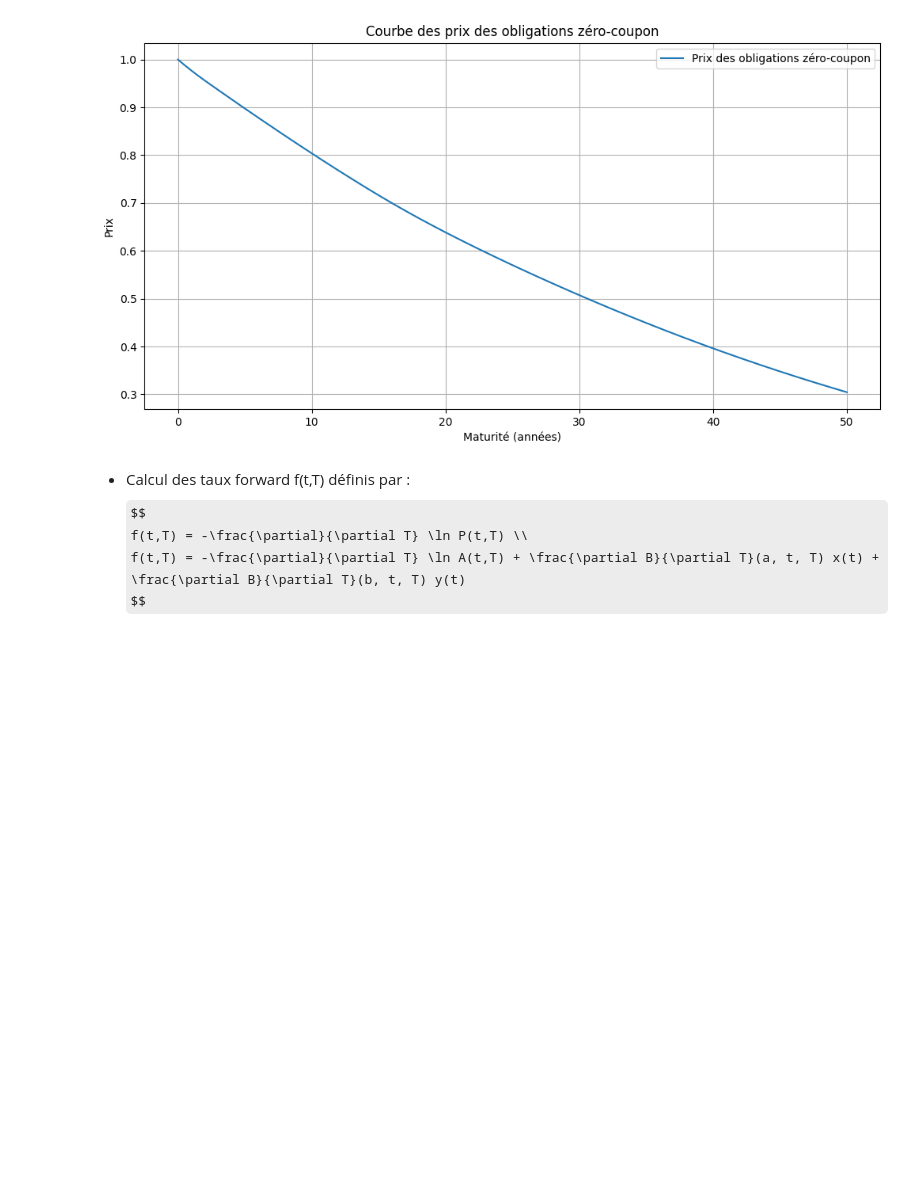
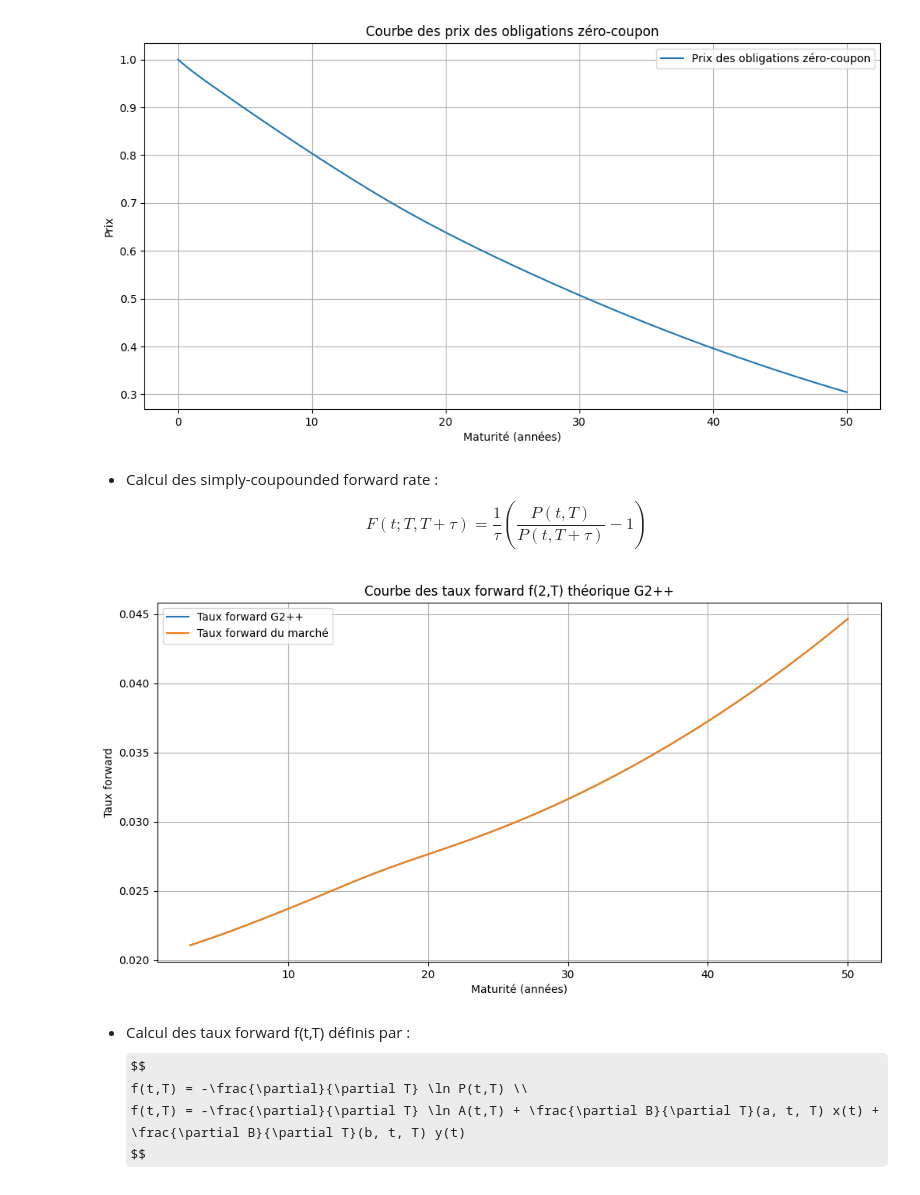
Before and after one commit to massine-djn/StatApp_GSE, a Jupyter notebook: notebook.ipynb, the cells around one changed output. Saved outputs shown, nothing was run; the diff lists cells and outputs as text; code cells hidden in the pictures; some formulas as TeX source; blank space fills up the shorter version.

```diff
--- a/notebook.ipynb
+++ b/notebook.ipynb
@@ -336,6 +373,37 @@ plt.grid()
 plt.show()
 # %% [output]
 [figure]
+# %% [markdown]
+- Calcul des simply-coupounded forward rate :
+$$
+F(t; T, T+\tau) = \frac{1}{\tau} \left( \frac{P(t, T)}{P(t, T+\tau)} - 1 \right)
+$$
+# %%
+def simple_forward_rate_G2pp(t,T, tau, a, b, sigma, eta, rho, x, y):
+
+    P_t_T = prix_zero_coupon(t, T, a, b, sigma, eta, rho, x, y)
+    P_t_tau = prix_zero_coupon(t, T + tau, a, b, sigma, eta, rho, x, y)
+
+    f_tT = (P_t_T / P_t_tau - 1) / tau
+
+    return f_tT
+# %%
+# Calcul des taux forward du marché f(1,T)
+simple_forward_rates_G2pp = {T : simple_forward_rate_G2pp(0, 2, T-2, a, b, sigma, eta, rho, x, y) for T in range(2, 51)}
+# Affichage des résultats
+plt.figure(figsize=(12, 6))
+plt.plot(forward_rates_marche.keys(), simple_forward_rates_G2pp.values(), label='Taux forward G2++')
+
+simple_forward_rates_marche = {T : simple_forward_rate_marche(2, T-2) for T in range(2, 51)}
+plt.plot(forward_rates_marche.keys(), simple_forward_rates_marche.values(), label='Taux forward du marché')
+plt.xlabel('Maturité (années)')
+plt.ylabel('Taux forward')
+plt.legend()
+plt.title('Courbe des taux forward f(2,T) théorique G2++')
+plt.grid()
+plt.show()
+# %% [output]
+[figure, added]
 # %% [markdown]
 - Calcul des taux forward f(t,T) définis par :
 $$
```
Also changed, not shown: parts of 20 cells of this notebook.
